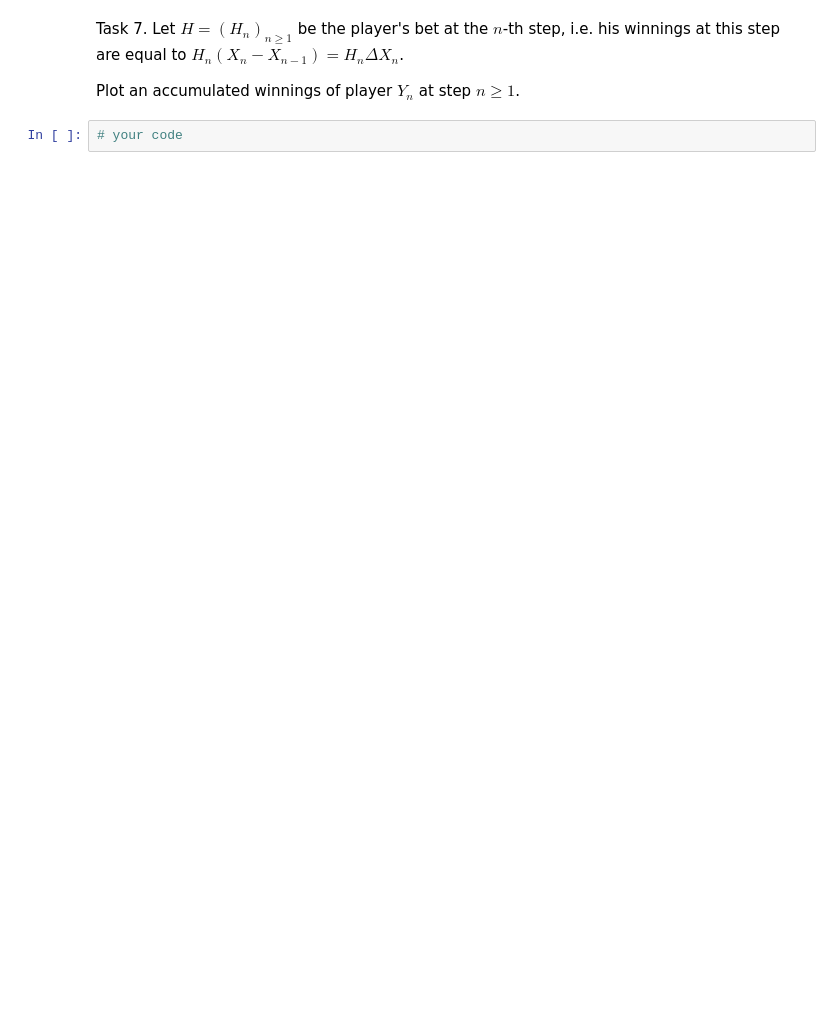
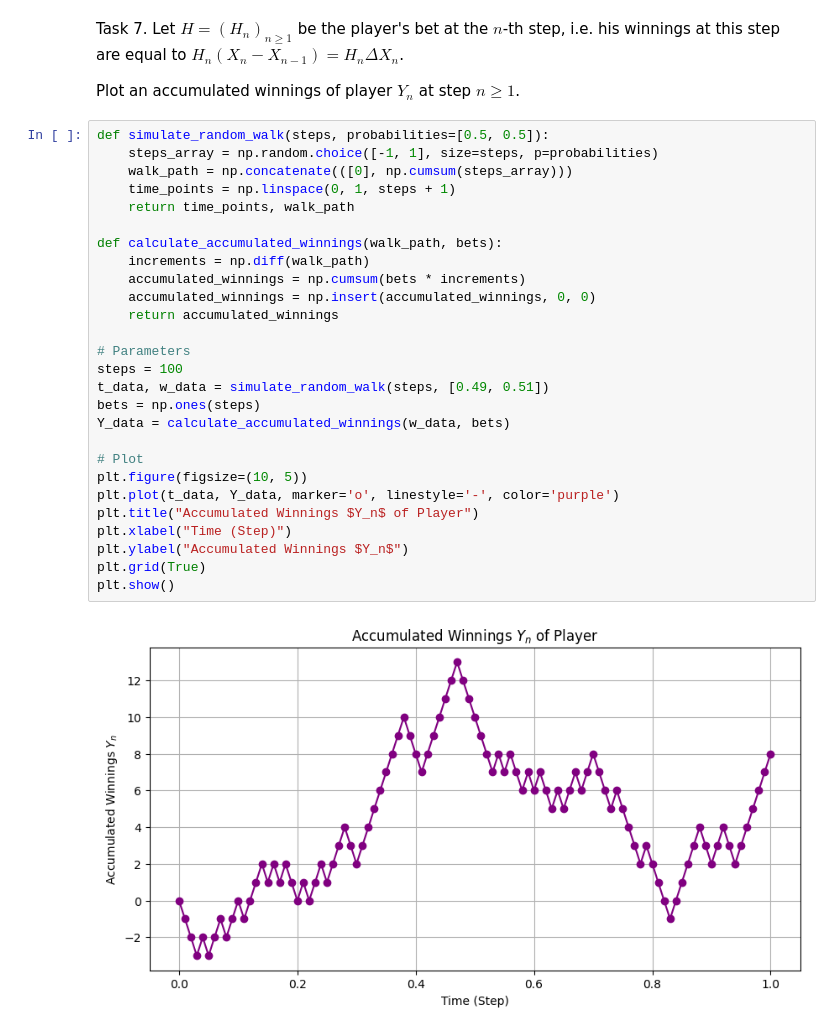
Before and after one commit to ShSonicX/SSP, a Jupyter notebook: lab1_SSP.ipynb, the cells around one changed output. Cells and saved outputs as stored; diff of their text form; blank space fills up the shorter version.

```diff
--- a/lab1_SSP.ipynb
+++ b/lab1_SSP.ipynb
@@ -176,5 +202,32 @@ def RandomWalk(p, N):
 Task 7. Let $H = (H_n)_{n \geq 1}$ be the player's bet at the $n$-th step, i.e. his winnings at this step are equal to $H_n (X_n - X_{n-1}) = H_n \Delta X_n$.
 
 Plot an accumulated winnings of player $Y_n$ at step $n \geq 1$.
-# %%
-# your code
+# %%
+def simulate_random_walk(steps, probabilities=[0.5, 0.5]):
+    steps_array = np.random.choice([-1, 1], size=steps, p=probabilities)
+    walk_path = np.concatenate(([0], np.cumsum(steps_array)))
+    time_points = np.linspace(0, 1, steps + 1)
+    return time_points, walk_path
+
+def calculate_accumulated_winnings(walk_path, bets):
+    increments = np.diff(walk_path)
+    accumulated_winnings = np.cumsum(bets * increments)
+    accumulated_winnings = np.insert(accumulated_winnings, 0, 0)
+    return accumulated_winnings
+
+# Parameters
+steps = 100
+t_data, w_data = simulate_random_walk(steps, [0.49, 0.51])
+bets = np.ones(steps)
+Y_data = calculate_accumulated_winnings(w_data, bets)
+
+# Plot
+plt.figure(figsize=(10, 5))
+plt.plot(t_data, Y_data, marker='o', linestyle='-', color='purple')
+plt.title("Accumulated Winnings $Y_n$ of Player")
+plt.xlabel("Time (Step)")
+plt.ylabel("Accumulated Winnings $Y_n$")
+plt.grid(True)
+plt.show()
+# %% [output]
+[figure, added]
```
Also changed, not shown: parts of 2 cells of this notebook.
